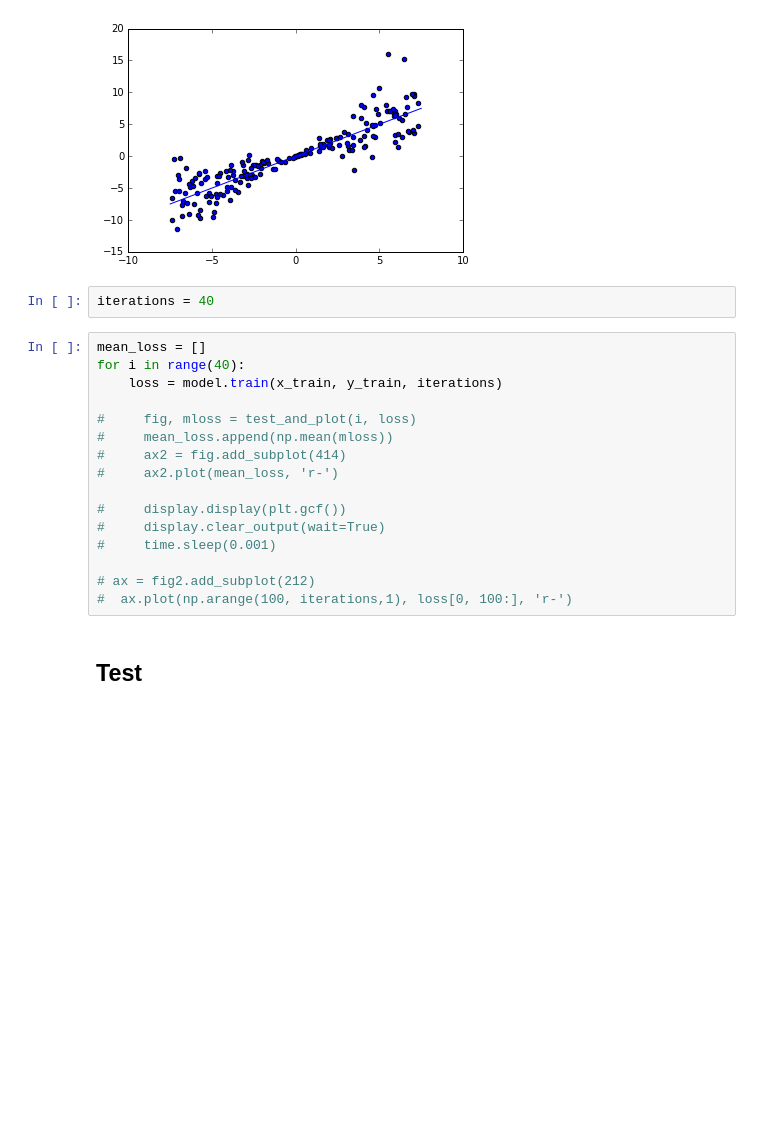
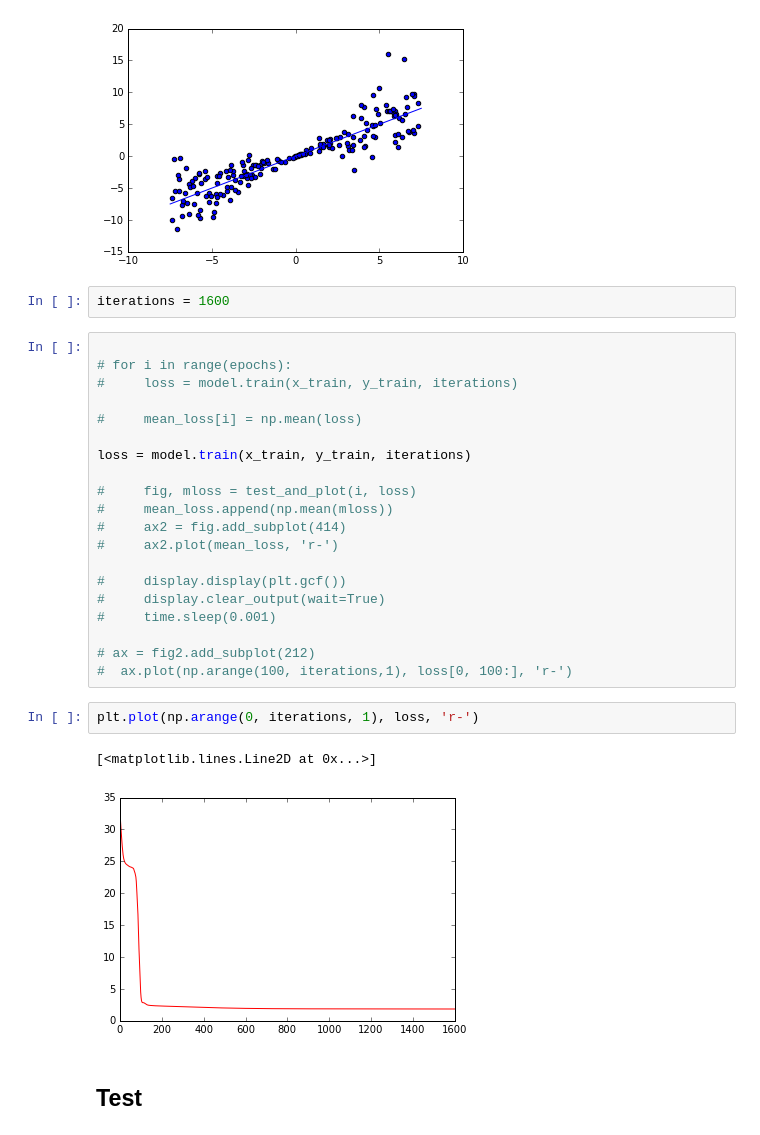
Before and after one commit to eaa3/aml_dl, a Jupyter notebook: src/aml_dl/mdn/notebooks/04_mdn_heteroscedastic_example.ipynb, the cells around one changed output. Cells and saved outputs as stored; diff of their text form; blank space fills up the shorter version.

```diff
--- a/src/aml_dl/mdn/notebooks/04_mdn_heteroscedastic_example.ipynb
+++ b/src/aml_dl/mdn/notebooks/04_mdn_heteroscedastic_example.ipynb
@@ -210,11 +220,15 @@ plt.show()
 # %% [output]
 [figure]
 # %%
-iterations = 40
+iterations = 1600
 # %%
-mean_loss = []
-for i in range(40):
-    loss = model.train(x_train, y_train, iterations)
+
+# for i in range(epochs):
+#     loss = model.train(x_train, y_train, iterations)
+
+#     mean_loss[i] = np.mean(loss)
+
+loss = model.train(x_train, y_train, iterations)
 
 #     fig, mloss = test_and_plot(i, loss)
 #     mean_loss.append(np.mean(mloss))
@@ -227,6 +241,11 @@ for i in range(40):
 
 # ax = fig2.add_subplot(212)
 #  ax.plot(np.arange(100, iterations,1), loss[0, 100:], 'r-')
+# %%
+plt.plot(np.arange(0, iterations, 1), loss, 'r-')
+# %% [output]
+[<matplotlib.lines.Line2D at 0x...>]
+[figure, added]
 # %% [markdown]
 ## Test
 # %%
```
Also changed, not shown: parts of 9 cells of this notebook, 2 other files.
